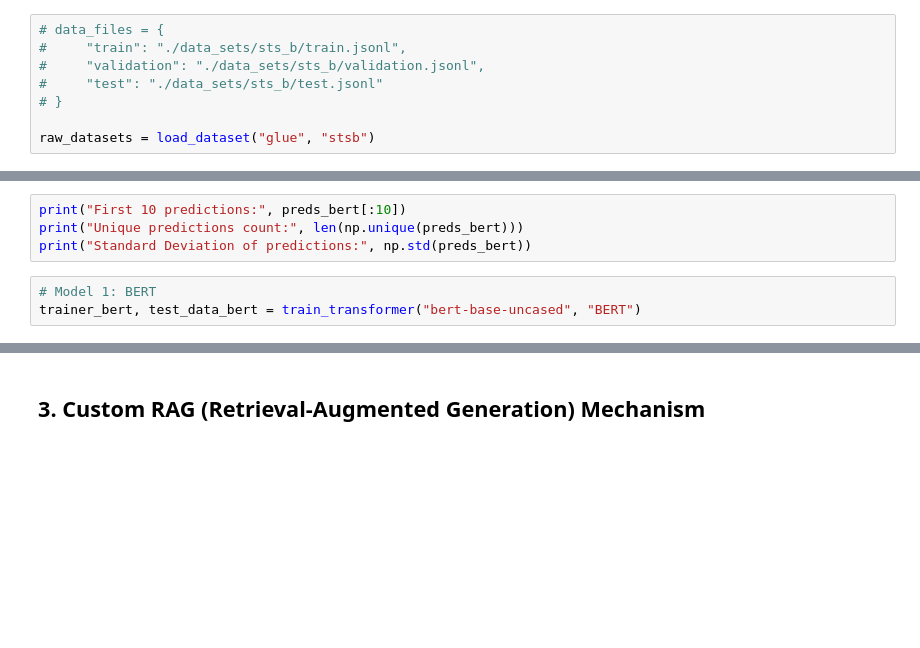
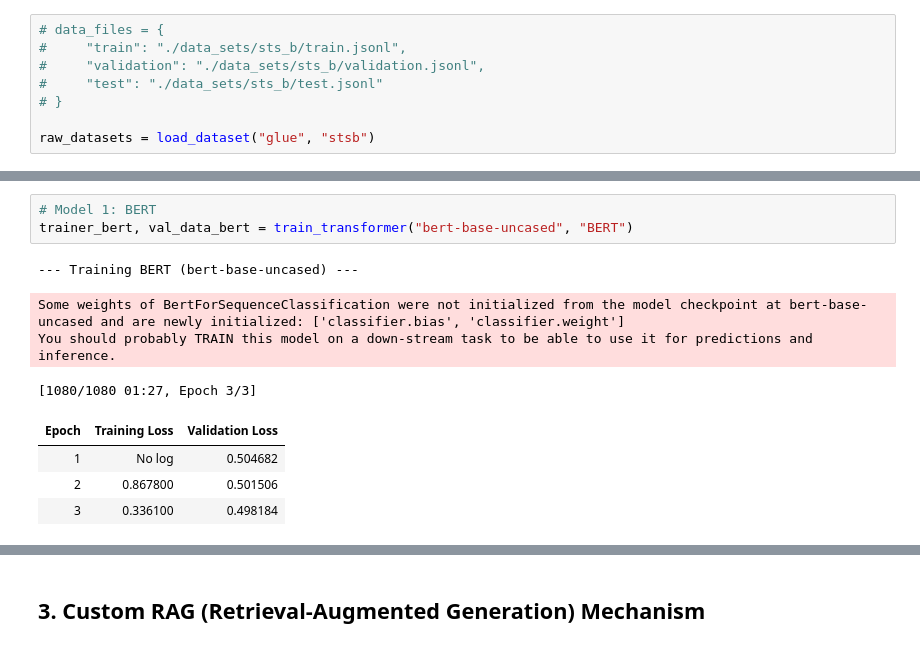
Before and after one commit to tcharos/NLP-Toxicity-Detection, a Jupyter notebook: AIDL_CS01_NLP_Project.ipynb, the cells around one changed output, grey strips where cells are left out. Drawn from its saved outputs; the diff is of its cells as text; blank space fills up the shorter version.

```diff
--- a/AIDL_CS01_NLP_Project.ipynb
+++ b/AIDL_CS01_NLP_Project.ipynb
@@ -336,8 +336,13 @@ def train_transformer(model_id, label_name="BERT"):
-# %%
-print("First 10 predictions:", preds_bert[:10])
-print("Unique predictions count:", len(np.unique(preds_bert)))
-print("Standard Deviation of predictions:", np.std(preds_bert))
 # %%
 # Model 1: BERT
-trainer_bert, test_data_bert = train_transformer("bert-base-uncased", "BERT")
+trainer_bert, val_data_bert = train_transformer("bert-base-uncased", "BERT")
+# %% [output]
+--- Training BERT (bert-base-uncased) ---
+Some weights of BertForSequenceClassification were not initialized from the model checkpoint at bert-base-uncased and are newly initialized: ['classifier.bias', 'classifier.weight']
+You should probably TRAIN this model on a down-stream task to be able to use it for predictions and inference.
+[1080/1080 01:27, Epoch 3/3]
+| Epoch | Training Loss | Validation Loss |
+| 1 | No log | 0.504682 |
+| 2 | 0.867800 | 0.501506 |
+| 3 | 0.336100 | 0.498184 |
 # %%
```
Also changed, not shown: parts of 7 cells of this notebook.
